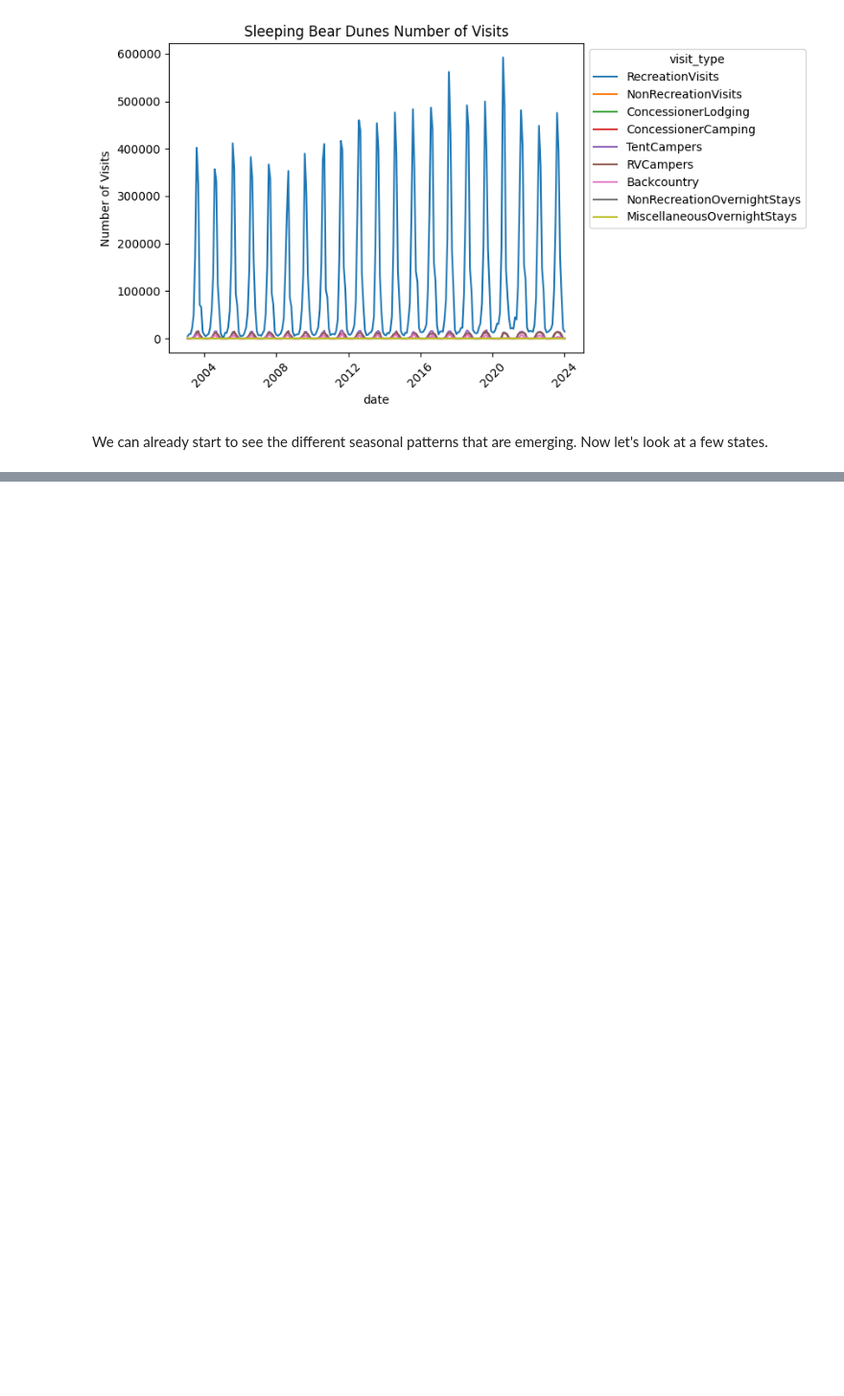
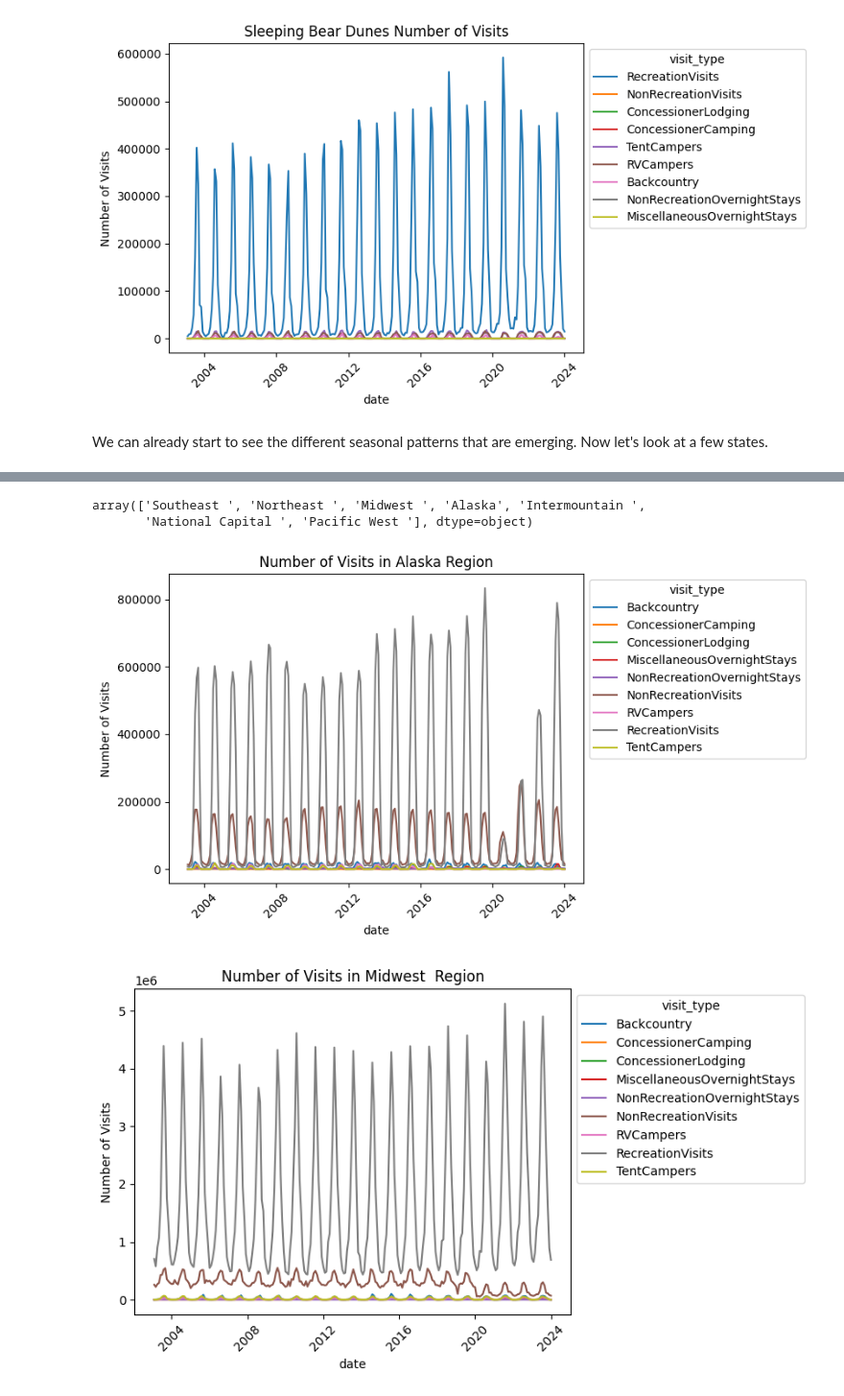
Before and after one commit to scmcqueen/NationalParksDataMining, a Jupyter notebook: state_similarity.ipynb, the cells around one changed output, grey strips where cells are left out. Shown at 96% size. Cells and saved outputs as stored; diff of their text form; code cells hidden in the pictures; blank space fills up the shorter version.

Commit message:
region graphs

```diff
--- a/state_similarity.ipynb
+++ b/state_similarity.ipynb
@@ -95,7 +95,7 @@ _ = plt.tick_params(axis='x',rotation=45)
 We can already start to see the different seasonal patterns that are emerging. Now let's look at a few states.
 # %%
 # picking my favorite states
-states = ['MI','CA','AK','UT']
+states = ['MI','CA','AK']
 for st in states:
     state_only = visit_data[visit_data.state_2 == st]
     cols = ['RecreationVisits', 'NonRecreationVisits', 'ConcessionerLodging', 'ConcessionerCamping',
@@ -118,0 +118,26 @@ for st in states:
+# %%
+visit_data.Region.unique()
+# %% [output]
+array(['Southeast ', 'Northeast ', 'Midwest ', 'Alaska', 'Intermountain ',
+       'National Capital ', 'Pacific West '], dtype=object)
+# %%
+# picking my favorite regions
+states = ['Alaska', 'Midwest ','Pacific West ']
+for st in states:
+    state_only = visit_data[visit_data.Region == st]
+    cols = ['RecreationVisits', 'NonRecreationVisits', 'ConcessionerLodging', 'ConcessionerCamping',
+        'TentCampers', 'RVCampers', 'Backcountry',
+        'NonRecreationOvernightStays', 'MiscellaneousOvernightStays']
+    # don't want to look at hours, want to do only visits
+    state_only = state_only[state_only.visit_type.isin(cols)]
+    #group across all parks
+    state_only = state_only.groupby(['Region','date','visit_type']).sum()['number_of_visits'].reset_index()
+    ax = sns.lineplot(state_only,x='date',y='number_of_visits',hue='visit_type')
+    plt.title(f'Number of Visits in {st} Region')
+    plt.ylabel('Number of Visits')
+    sns.move_legend(ax, "upper left", bbox_to_anchor=(1, 1))
+    _ = plt.tick_params(axis='x',rotation=45)
+    plt.show()
+# %% [output]
+[figure, added]
+[figure, added]
```
Also changed, not shown: parts of 2 cells of this notebook.
